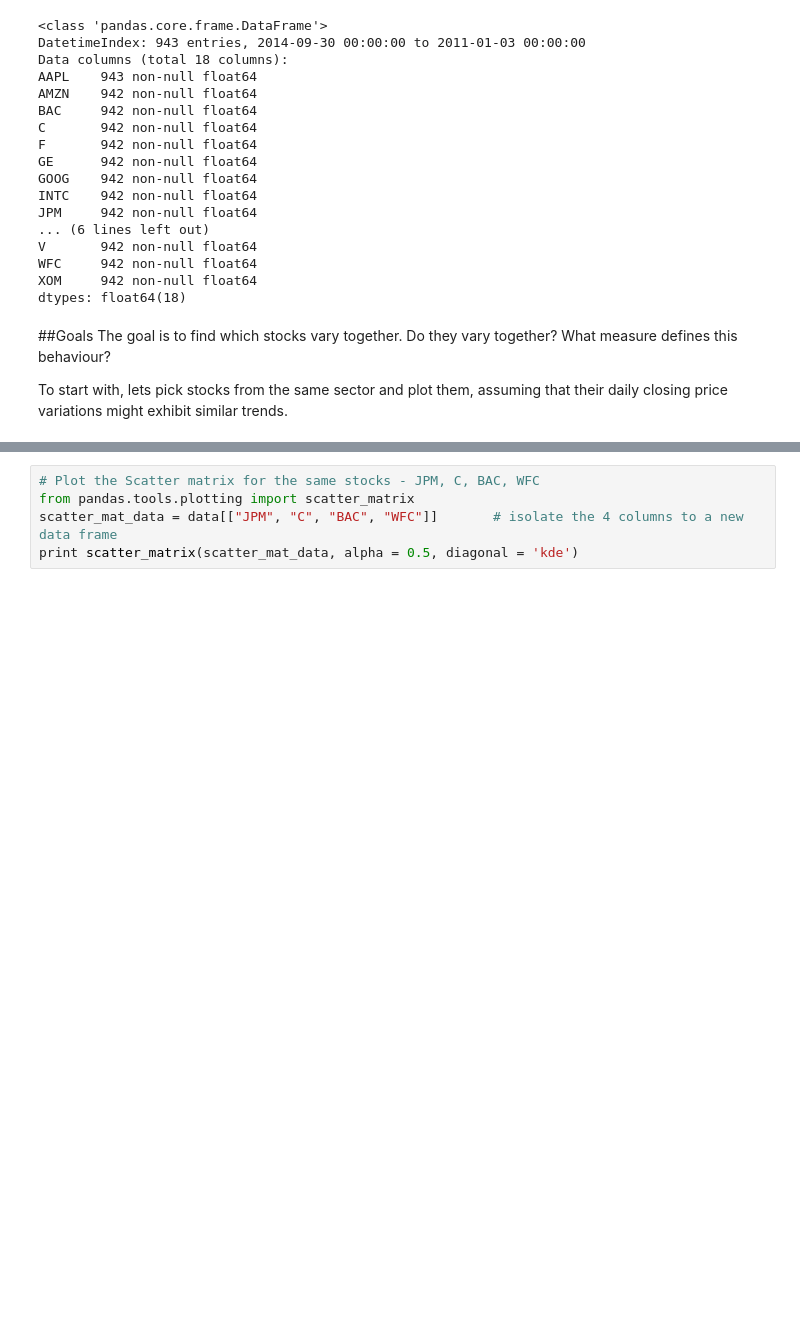
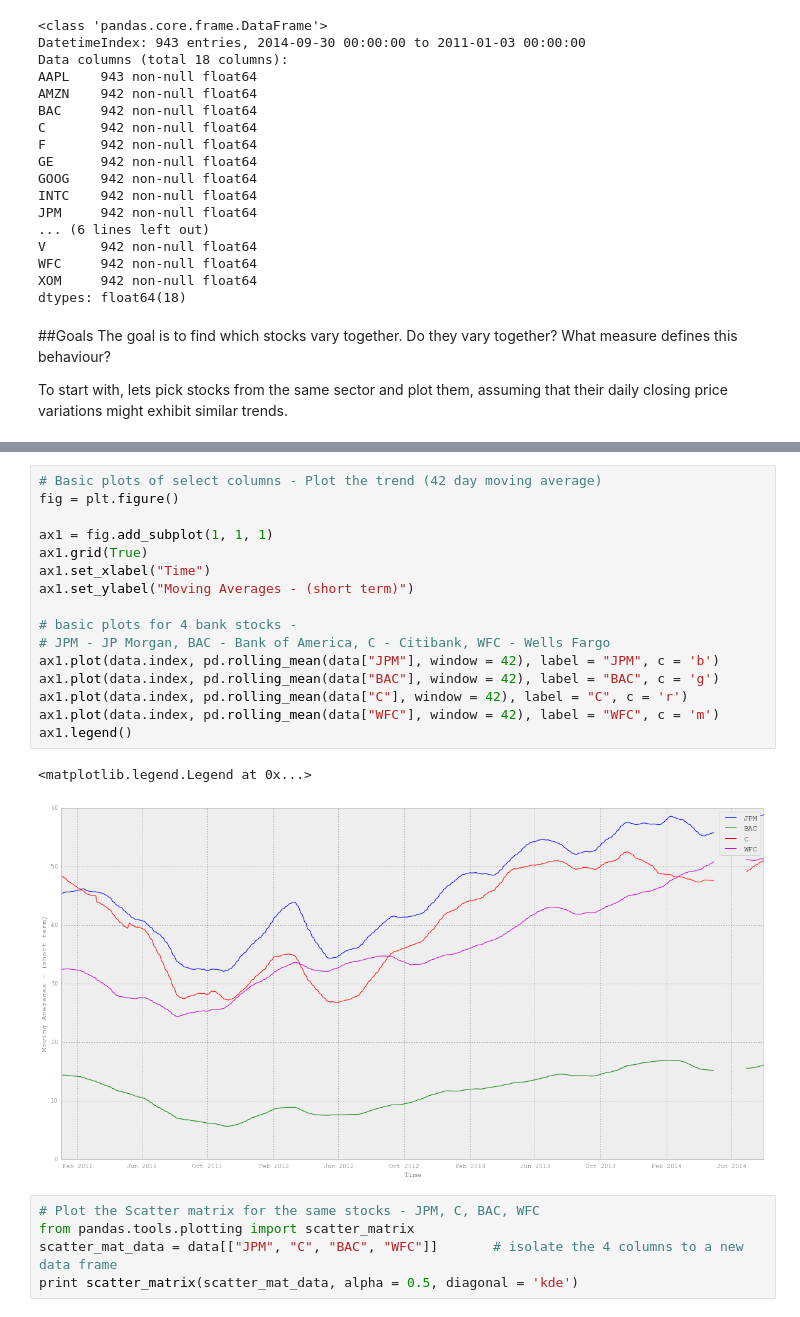
Before and after one commit to gbytomcat/StockMarketVisualization, a Jupyter notebook: notebooks/smv.ipynb, the cells around one changed output, grey strips where cells are left out. Cells and saved outputs as stored; diff of their text form; blank space fills up the shorter version.

```diff
--- a/notebooks/smv.ipynb
+++ b/notebooks/smv.ipynb
@@ -90,6 +93,25 @@ ax1.legend()
 # %% [output]
 <matplotlib.legend.Legend at 0x...>
 [figure]
+# %%
+# Basic plots of select columns - Plot the trend (42 day moving average)
+fig = plt.figure()
+
+ax1 = fig.add_subplot(1, 1, 1)
+ax1.grid(True)
+ax1.set_xlabel("Time")
+ax1.set_ylabel("Moving Averages - (short term)")
+
+# basic plots for 4 bank stocks -
+# JPM - JP Morgan, BAC - Bank of America, C - Citibank, WFC - Wells Fargo
+ax1.plot(data.index, pd.rolling_mean(data["JPM"], window = 42), label = "JPM", c = 'b')
+ax1.plot(data.index, pd.rolling_mean(data["BAC"], window = 42), label = "BAC", c = 'g')
+ax1.plot(data.index, pd.rolling_mean(data["C"], window = 42), label = "C", c = 'r')
+ax1.plot(data.index, pd.rolling_mean(data["WFC"], window = 42), label = "WFC", c = 'm')
+ax1.legend()
+# %% [output]
+<matplotlib.legend.Legend at 0x...>
+[figure, added]
 # %%
 # Plot the Scatter matrix for the same stocks - JPM, C, BAC, WFC
 from pandas.tools.plotting import scatter_matrix
```
Also changed, not shown: parts of 7 cells of this notebook.
